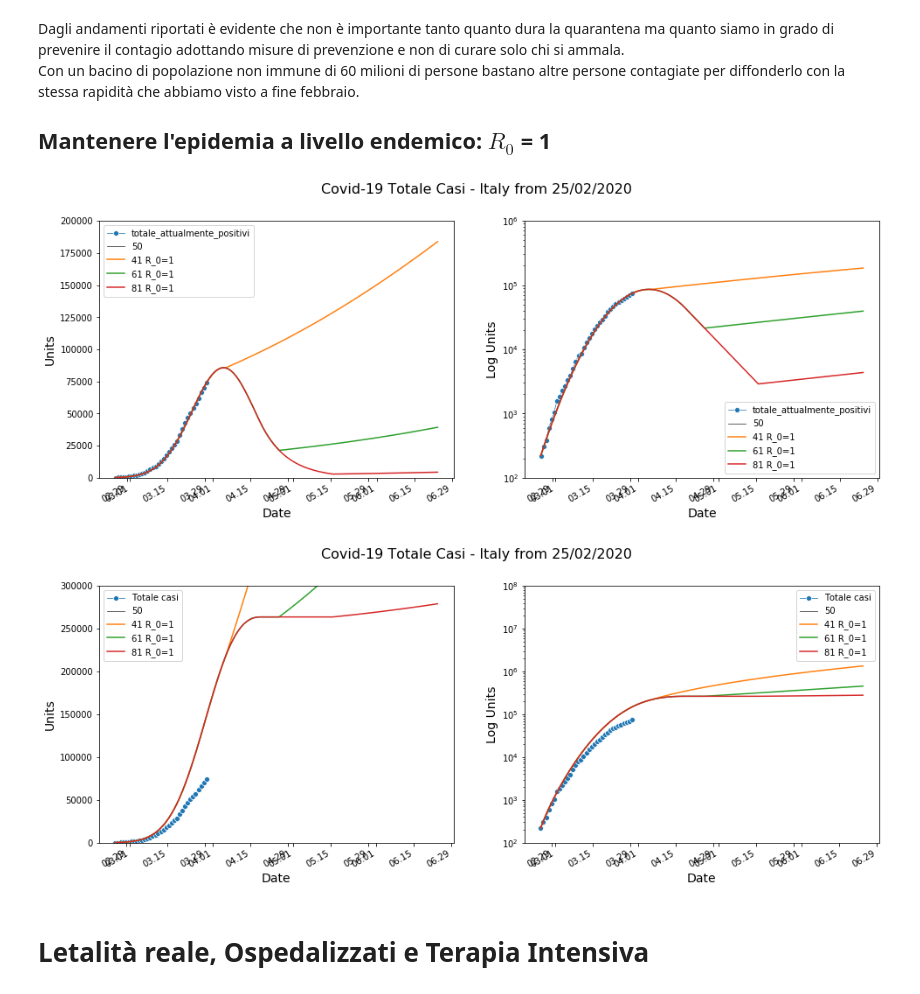
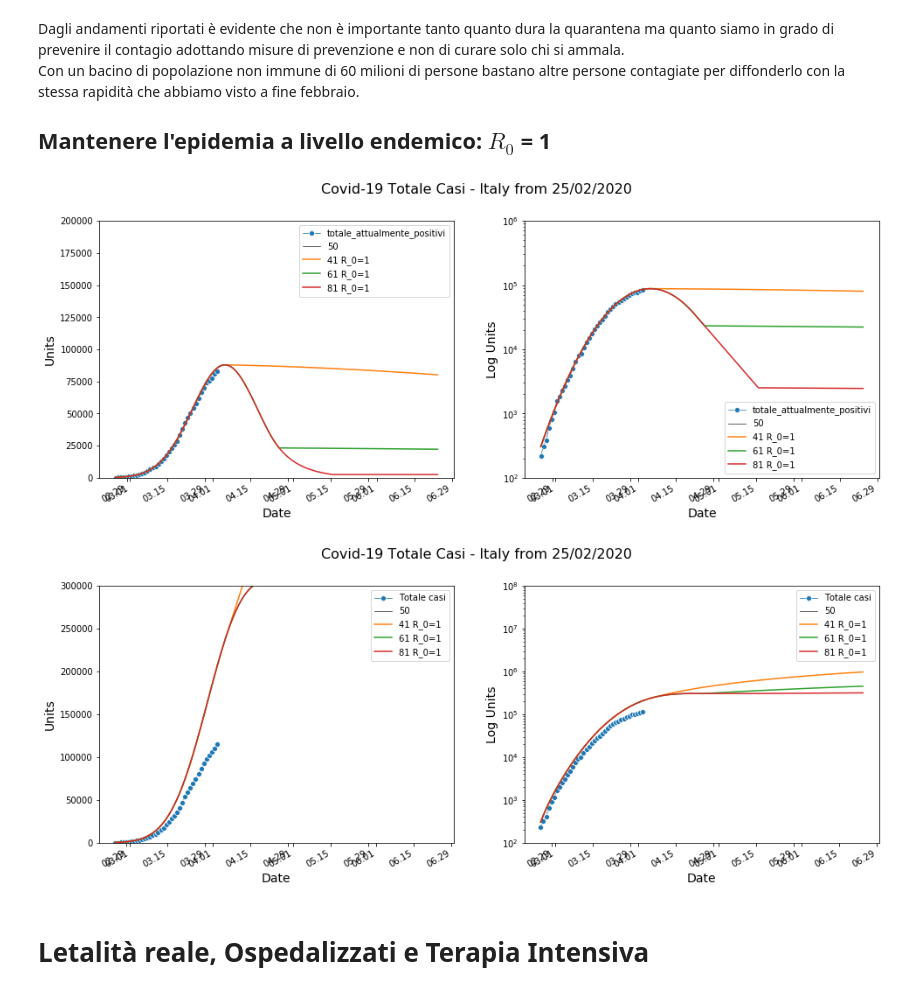
Before and after one commit to AndC314/COVID-19, a Jupyter notebook: SIR-with-Italy data.ipynb, the cells around one changed output. Cells and saved outputs as stored; diff of their text form; code cells hidden in the pictures.

```diff
--- a/SIR-with-Italy data.ipynb
+++ b/SIR-with-Italy data.ipynb
@@ -218,2 +279,0 @@ plt.ylabel('Contagi');
-# %%
-report_fit(result)
@@ -418,5 +463,5 @@ I2=result.Istd
 # %%
-plotdata = result[(result.Days<90)&(result.Istd>100)][['Istd','Ilow','Isup','Days','date']].copy()
+plotdata = results[(results.Days<90)&(results.Istd>100)][['Istd','Ilow','Isup','Days','date']].copy()
 plotdata.index = plotdata.date
 
 fc_series = pd.Series(plotdata['Istd'])
@@ -428,7 +473,7 @@ fig.autofmt_xdate()
 
 i=0
 for axx in ax:
-    sns.lineplot(x='data',y='totale_attualmente_positivi', data=dfr, label='Total act. positives', lw=2, marker="o", size=50,legend='full',ax=ax[i])
+    sns.lineplot(x='data',y='totale_positivi', data=dfr, label='Total act. positives', lw=2, marker="o", size=50,legend='full',ax=ax[i])
     ax[i].plot(fc_series, label='forecast')
     ax[i].fill_between(lower_series.index, lower_series, upper_series,
                  color='k', alpha=.15)
@@ -476,16 +521,16 @@ def beta_func(beta_i, cf,t, day):
 # Total population, N.
 N = 60e6
 # Initial number of infected and recovered individuals, I0 and R0.
-I0, R0 = 221, 0
+I0, R0 = result.params['i0'].value, 0
+beta_i =result.params['beta_i'].value
+gamma0 =  result.params['gamma'].value
+cf = result.params['tau'].value
 # Everyone else, S0, is susceptible to infection initially.
 S0 = N - I0 - R0
 # Initial conditions vector
 y0 = S0, I0, R0
 t = np.linspace(0, 120, 121)
 
-beta_i = 0.35220513
-gamma0 =  0.10010487
-cf = 0.02039365
 
 Stop = pd.DataFrame()
 Stop['Days'] = t
@@ -592,16 +637,15 @@ def beta_func(beta_i, cf,t, day):
 # Total population, N.
 N = 60e6
 # Initial number of infected and recovered individuals, I0 and R0.
-I0, R0 = 221, 0
+I0, R0 = result.params['i0'].value, 0
+beta_i =result.params['beta_i'].value
+gamma0 =  result.params['gamma'].value
+cf = result.params['tau'].value
 # Everyone else, S0, is susceptible to infection initially.
 S0 = N - I0 - R0
 # Initial conditions vector
 y0 = S0, I0, R0
 t = np.linspace(0, 120, 121)
-
-beta_i = 0.36
-gamma0 =  0.1
-cf = 0.02039365
 
 day=61
 
@@ -617,27 +661,27 @@ for day in [41,61,81]:
 # %%
 #label_sim= 'Sim.'+r'$\beta = \beta_i*(1.10-cf*day+cf/2*t)$ dopo giorni'
 fig, ax = plt.subplots(1,2,figsize=(16,6))
 fig.autofmt_xdate()
 
 i=0
 for axx in ax:
-    sns.lineplot(x='data',y='totale_attualmente_positivi', data=dfr, label='totale_attualmente_positivi', lw=2, marker="o", size=50,legend='full',ax=ax[i])
+    sns.lineplot(x='data',y='totale_positivi', data=dfr, label='totale_attualmente_positivi', lw=2, marker="o", size=50,legend='full',ax=ax[i])
     sns.lineplot(x='date',y='I41',data=Stop2[(Stop2.I41>100)], label='41 R_0=1',ax=ax[i])
     sns.lineplot(x='date',y='I61',data=Stop2[(Stop2.I41>100)], label='61 R_0=1',ax=ax[i])
     sns.lineplot(x='date',y='I81',data=Stop2[(Stop2.I41>100)], label='81 R_0=1',ax=ax[i])
     ax[i].set_ylabel('Units', fontsize=14)
     ax[i].set_xlabel('Date', fontsize=14)
     ax[i].xaxis.set_major_locator(mdates.AutoDateLocator())
     ax[i].xaxis.set_major_formatter(mdates.DateFormatter('%m.%d'))
     ax[i].set_ylim(0,200000)
     if i==1:
         ax[i].set_yscale('log')
         ax[i].set_ylim(100,1e6)
         ax[i].set_ylabel('Log Units', fontsize=14)
     i+=1
 plt.suptitle('Covid-19 Totale Casi - Italy from 25/02/2020', fontsize=16);
 # %% [output]
-[figure, old version]
+[figure, new version]
 # %%
 #label_sim= 'Sim.'+r'$\beta = \beta_i*(1.10-cf*day+cf/2*t)$ dopo giorni'
 fig, ax = plt.subplots(1,2,figsize=(16,6))
@@ -645,7 +689,7 @@ fig.autofmt_xdate()
 
 i=0
 for axx in ax:
-    sns.lineplot(x='data',y='totale_attualmente_positivi', data=dfr, label='Totale casi', lw=2, marker="o", size=50,legend='full',ax=ax[i])
+    sns.lineplot(x='data',y='totale_casi', data=dfr, label='Totale casi', lw=2, marker="o", size=50,legend='full',ax=ax[i])
     sns.lineplot(x='date',y='Tot_41',data=Stop2[(Stop2.I41>100)], label='41 R_0=1',ax=ax[i])
     sns.lineplot(x='date',y='Tot_61',data=Stop2[(Stop2.I41>100)], label='61 R_0=1',ax=ax[i])
     sns.lineplot(x='date',y='Tot_81',data=Stop2[(Stop2.I41>100)], label='81 R_0=1',ax=ax[i])
@@ -661,7 +705,7 @@ for axx in ax:
     i+=1
 plt.suptitle('Covid-19 Totale Casi - Italy from 25/02/2020', fontsize=16);
 # %% [output]
-[figure, old version]
+[figure, new version]
 # %% [markdown]
 # Letalità reale, Ospedalizzati e Terapia Intensiva
 # %% [markdown]
```
Also changed, not shown: parts of 46 cells of this notebook, 1 other file.
